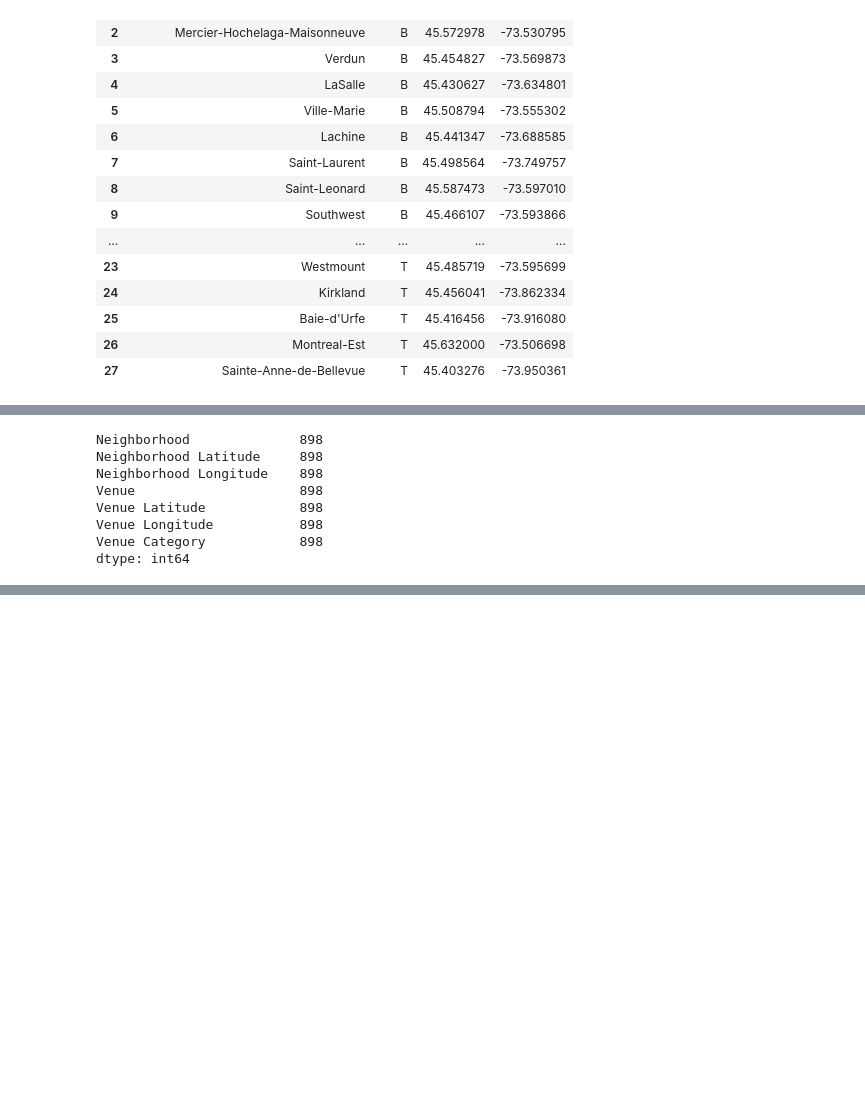
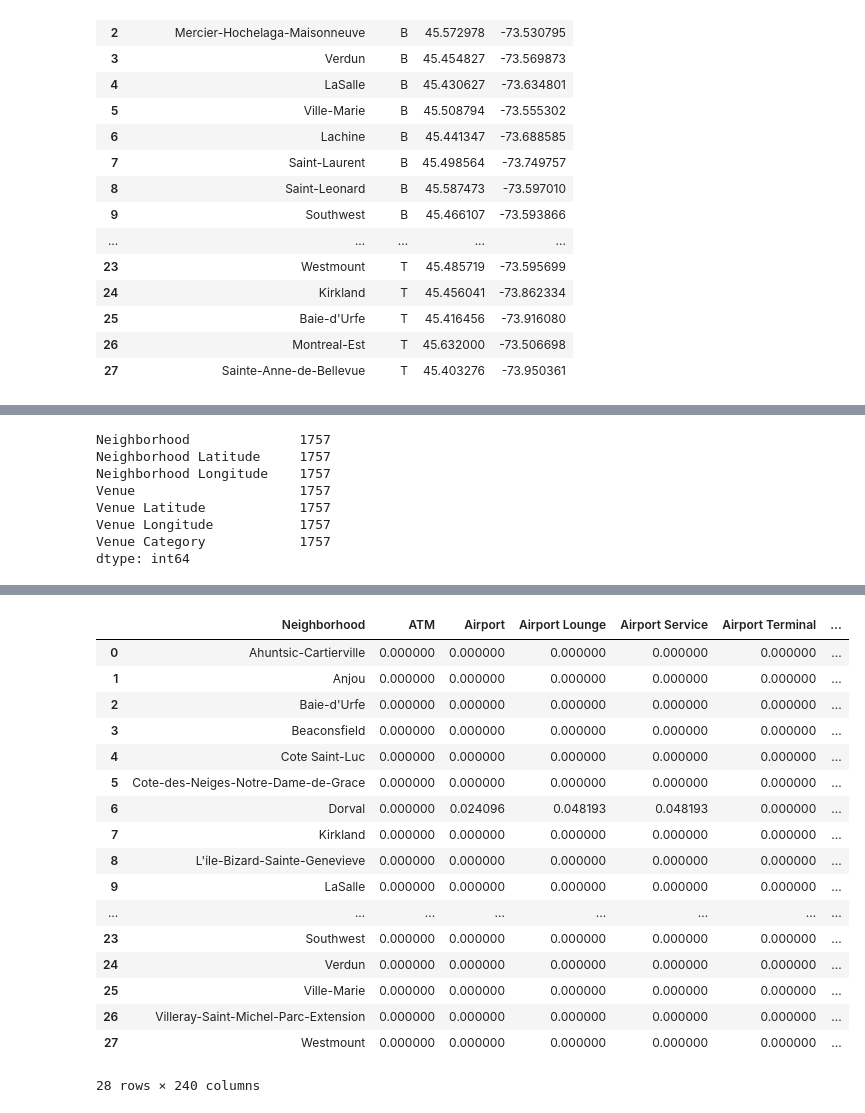
Before and after one commit to AdilEzzaam/Coursera_Capstone, a Jupyter notebook: TheBattleOfNeighbourhoodsW4.ipynb, the cells around one changed output, grey strips where cells are left out. Cells and saved outputs as stored; diff of their text form; code cells hidden in the pictures; blank space fills up the shorter version.

```diff
--- a/TheBattleOfNeighbourhoodsW4.ipynb
+++ b/TheBattleOfNeighbourhoodsW4.ipynb
@@ -122,7 +125,7 @@ map
 # %% [output]
 [interactive output not drawn]
 # %%
-def getNearbyVenues(names, latitudes, longitudes, radius=1000):
+def getNearbyVenues(names, latitudes, longitudes, radius=2000):
 
     venues_list=[]
     for name, lat, lng in zip(names, latitudes, longitudes):
@@ -169,13 +172,13 @@ mtlvenues = getNearbyVenues(names=geoDF['Boroughs'],
 mtlvenues.count()
 #mtlvenues[montreal_venus['Neighborhood'].isin(['Pierrefonds-Roxboro'])].count()
 # %% [output]
-Neighborhood              898
-Neighborhood Latitude     898
-Neighborhood Longitude    898
-Venue                     898
-Venue Latitude            898
-Venue Longitude           898
-Venue Category            898
+Neighborhood              1757
+Neighborhood Latitude     1757
+Neighborhood Longitude    1757
+Venue                     1757
+Venue Latitude            1757
+Venue Longitude           1757
+Venue Category            1757
 dtype: int64
 # %%
 map = folium.Map(location=Montreal, zoom_start=11)
@@ -198,6 +201,25 @@ map
 # %%
 montrealone = pd.get_dummies(mtlvenues[['Venue Category']], prefix="", prefix_sep="")
 montrealone['Neighborhood'] = mtlvenues['Neighborhood']
 montrealone = montrealone[([montrealone.columns[-1]] + list(montrealone.columns[:-1]))]
 montreal_grouped = montrealone.groupby('Neighborhood').mean().reset_index()
-montreal_grouped.head()
+montreal_grouped.head(100)
+# %% [output]
+|  | Neighborhood | ATM | Airport | Airport Lounge | Airport Service | Airport Terminal | ... |
+| 0 | Ahuntsic-Cartierville | 0.000000 | 0.000000 | 0.000000 | 0.000000 | 0.000000 | ... |
+| 1 | Anjou | 0.000000 | 0.000000 | 0.000000 | 0.000000 | 0.000000 | ... |
+| 2 | Baie-d'Urfe | 0.000000 | 0.000000 | 0.000000 | 0.000000 | 0.000000 | ... |
+| 3 | Beaconsfield | 0.000000 | 0.000000 | 0.000000 | 0.000000 | 0.000000 | ... |
+| 4 | Cote Saint-Luc | 0.000000 | 0.000000 | 0.000000 | 0.000000 | 0.000000 | ... |
+| 5 | Cote-des-Neiges-Notre-Dame-de-Grace | 0.000000 | 0.000000 | 0.000000 | 0.000000 | 0.000000 | ... |
+| 6 | Dorval | 0.000000 | 0.024096 | 0.048193 | 0.048193 | 0.000000 | ... |
+| 7 | Kirkland | 0.000000 | 0.000000 | 0.000000 | 0.000000 | 0.000000 | ... |
+| 8 | L'ile-Bizard-Sainte-Genevieve | 0.000000 | 0.000000 | 0.000000 | 0.000000 | 0.000000 | ... |
+| 9 | LaSalle | 0.000000 | 0.000000 | 0.000000 | 0.000000 | 0.000000 | ... |
+| ... | ... | ... | ... | ... | ... | ... | ... |
+| 23 | Southwest | 0.000000 | 0.000000 | 0.000000 | 0.000000 | 0.000000 | ... |
+| 24 | Verdun | 0.000000 | 0.000000 | 0.000000 | 0.000000 | 0.000000 | ... |
+| 25 | Ville-Marie | 0.000000 | 0.000000 | 0.000000 | 0.000000 | 0.000000 | ... |
+| 26 | Villeray-Saint-Michel-Parc-Extension | 0.000000 | 0.000000 | 0.000000 | 0.000000 | 0.000000 | ... |
+| 27 | Westmount | 0.000000 | 0.000000 | 0.000000 | 0.000000 | 0.000000 | ... |
+28 rows × 240 columns
```
Also changed, not shown: parts of 5 cells of this notebook.
